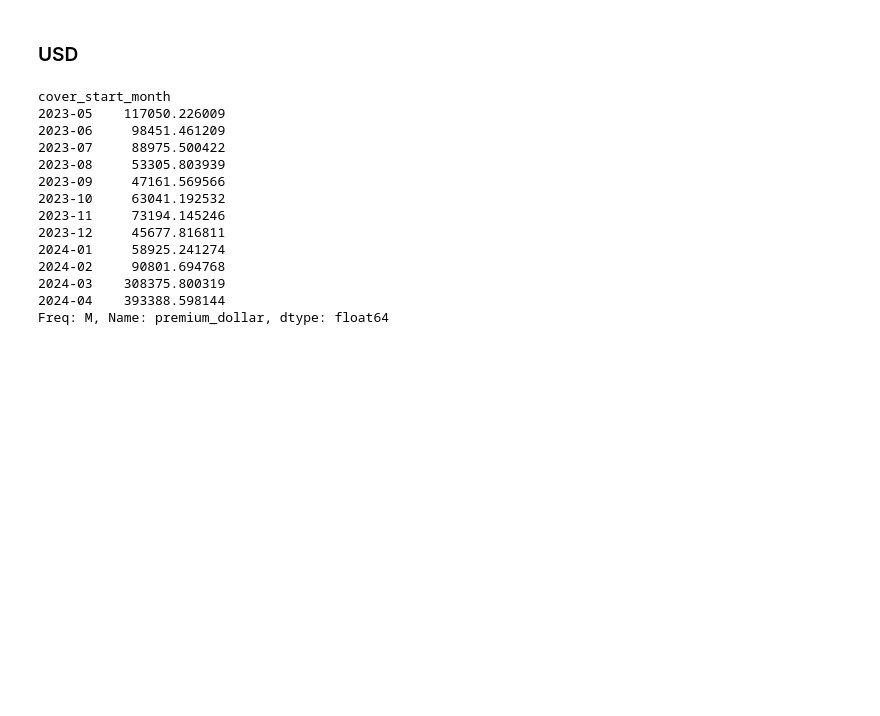
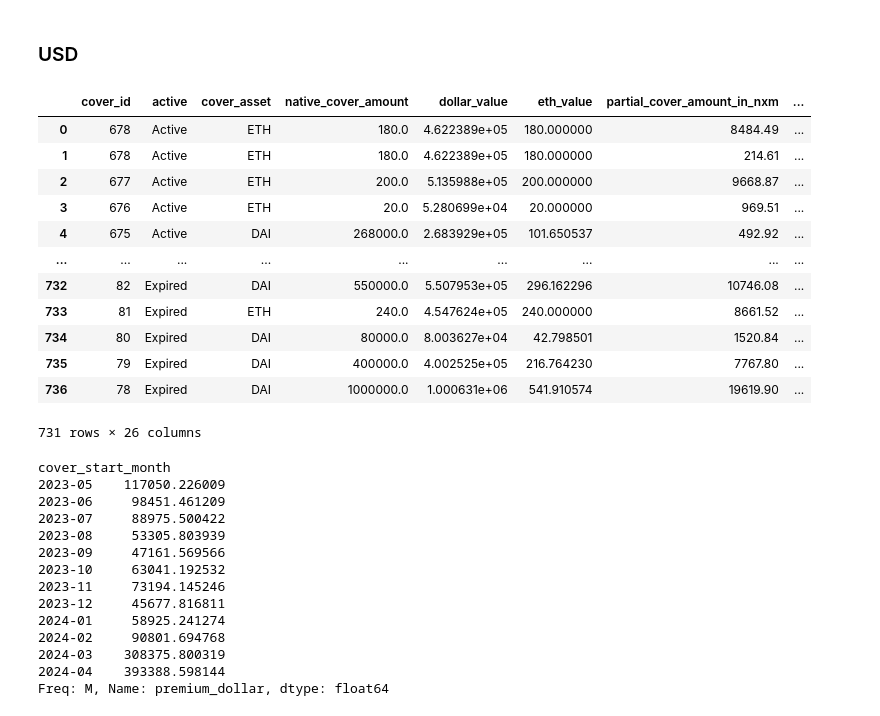
Before and after one commit to rmelbardis/InvestmentMonitoring, a Jupyter notebook: GrowthMonitoring.ipynb, the cells around one changed output. Drawn from its saved outputs; the diff is of its cells as text; code cells hidden in the pictures; blank space fills up the shorter version.

```diff
--- a/GrowthMonitoring.ipynb
+++ b/GrowthMonitoring.ipynb
@@ -60,6 +60,22 @@ df_covers_sold_last_year['cover_start_quarter'] = df_covers_sold_last_year['cove
 ## Monthly Premiums
 # %% [markdown]
 ### USD
+# %%
+df_covers_sold_last_year
+# %% [output]
+|  | cover_id | active | cover_asset | native_cover_amount | dollar_value | eth_value | partial_cover_amount_in_nxm | ... |
+| 0 | 678 | Active | ETH | 180.0 | 4.622389e+05 | 180.000000 | 8484.49 | ... |
+| 1 | 678 | Active | ETH | 180.0 | 4.622389e+05 | 180.000000 | 214.61 | ... |
+| 2 | 677 | Active | ETH | 200.0 | 5.135988e+05 | 200.000000 | 9668.87 | ... |
+| 3 | 676 | Active | ETH | 20.0 | 5.280699e+04 | 20.000000 | 969.51 | ... |
+| 4 | 675 | Active | DAI | 268000.0 | 2.683929e+05 | 101.650537 | 492.92 | ... |
+| ... | ... | ... | ... | ... | ... | ... | ... | ... |
+| 732 | 82 | Expired | DAI | 550000.0 | 5.507953e+05 | 296.162296 | 10746.08 | ... |
+| 733 | 81 | Expired | ETH | 240.0 | 4.547624e+05 | 240.000000 | 8661.52 | ... |
+| 734 | 80 | Expired | DAI | 80000.0 | 8.003627e+04 | 42.798501 | 1520.84 | ... |
+| 735 | 79 | Expired | DAI | 400000.0 | 4.002525e+05 | 216.764230 | 7767.80 | ... |
+| 736 | 78 | Expired | DAI | 1000000.0 | 1.000631e+06 | 541.910574 | 19619.90 | ... |
+731 rows × 26 columns
 # %%
 monthly_cover_fees_usd = df_covers_sold_last_year.groupby(by='cover_start_month')['premium_dollar'].sum()
 display(monthly_cover_fees_usd)
```
Also changed, not shown: parts of 8 cells of this notebook.
